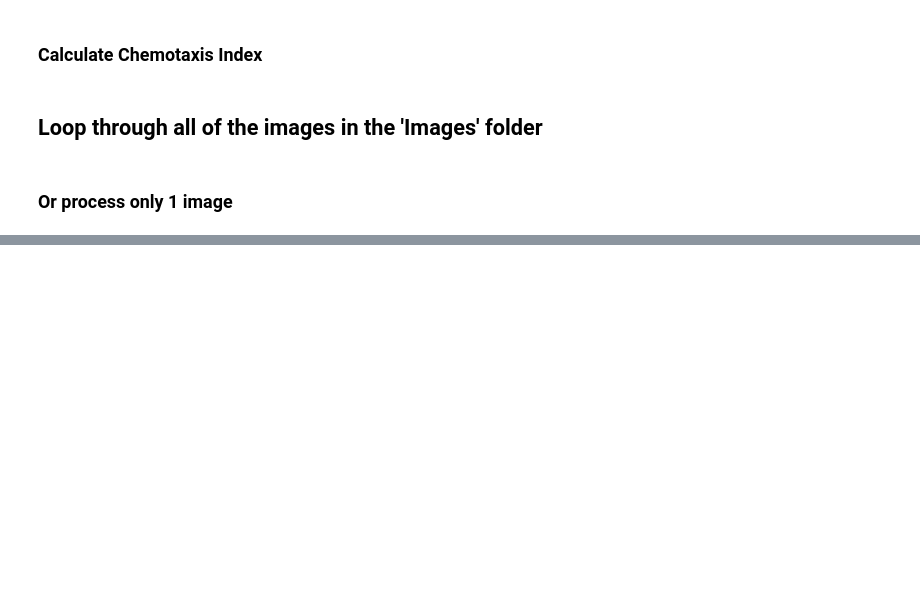
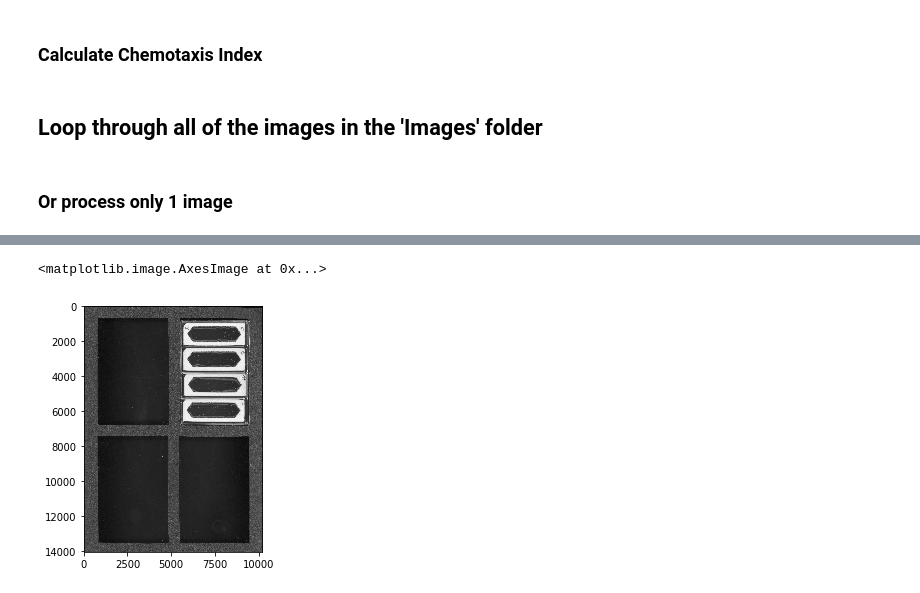
Before and after one commit to Neuroplant-Resources/Neuroplant-OWL, a Jupyter notebook: Image_analysis_manual_thresholding.ipynb, the cells around one changed output, grey strips where cells are left out. Drawn from its saved outputs; the diff is of its cells as text; code cells hidden in the pictures; blank space fills up the shorter version.

```diff
--- a/Image_analysis_manual_thresholding.ipynb
+++ b/Image_analysis_manual_thresholding.ipynb
@@ -610,0 +594,17 @@ KeyboardInterrupt:
+# %%
+image_location = plb.Path('/Users/emilyfryer/Documents/Current_analysis/Images')
+# %%
+prefix = 'SUG_20200718'
+suffix = '002'
+plate_id = '05'
+well_id = 'S'
+slot_id = 1
+
+## Load the images
+fin_img = load_image_data(image_location, prefix, suffix)
+#pre_aligned, h = alignImages(fin_image, pre_image)
+
+io.imshow(fin_img)
+# %% [output]
+<matplotlib.image.AxesImage at 0x...>
+[figure, added]
```
Also changed, not shown: parts of 13 cells of this notebook, 5 other files.
